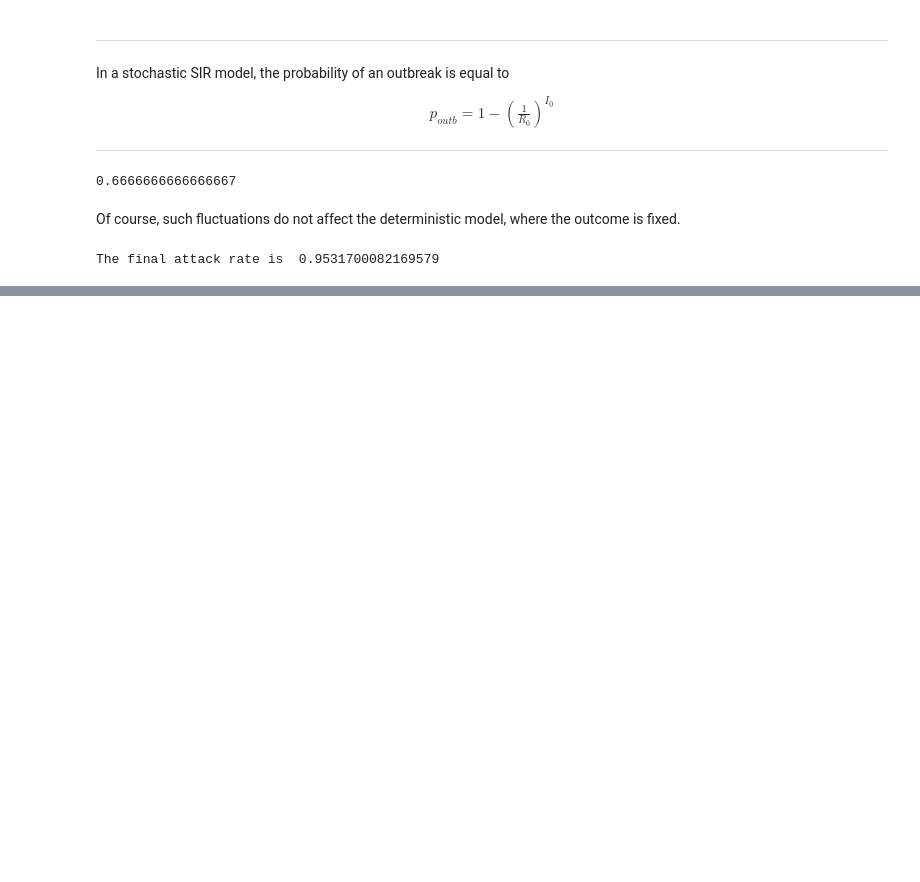
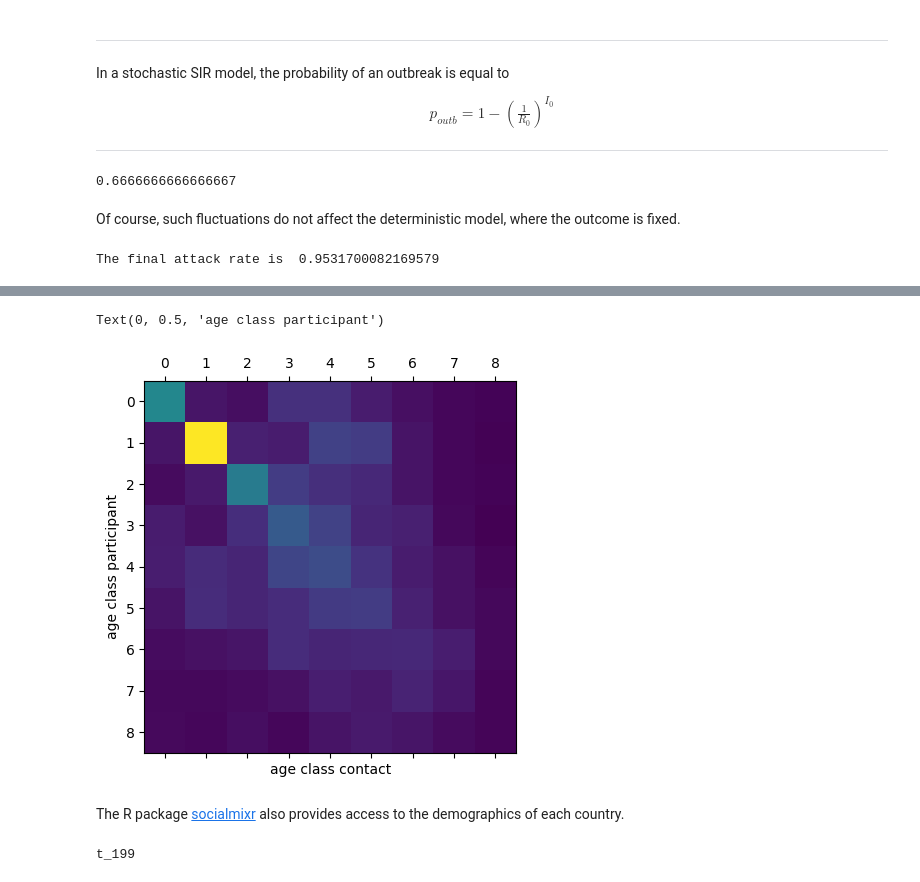
Before and after one commit to micheletizzoni/Digital_epidemiology, a Jupyter notebook: notebooks/nb01_epidemic_processes.ipynb, the cells around one changed output, grey strips where cells are left out. Drawn from its saved outputs; the diff is of its cells as text; code cells hidden in the pictures; blank space fills up the shorter version.

```diff
--- a/notebooks/nb01_epidemic_processes.ipynb
+++ b/notebooks/nb01_epidemic_processes.ipynb
@@ -403,0 +429,10 @@ The final attack rate is  0.9531700082169579
+# %%
+#read the contact matrix
+M_df = pd.read_csv('./../datasets/matrix_Italy.csv').drop('Unnamed: 0', axis = 1)
+
+plt.matshow(M_df)
+plt.xlabel('age class contact')
+plt.ylabel('age class participant')
+# %% [output]
+Text(0, 0.5, 'age class participant')
+[figure, added]
@@ -403,0 +531,3 @@ The final attack rate is  0.9531700082169579
+# %% [markdown]
+The R package [socialmixr](https://cran.r-project.org/web/packages/socialmixr/vignettes/socialmixr.html)
+also provides access to the demographics of each country.
@@ -403,0 +566,4 @@ The final attack rate is  0.9531700082169579
+# %%
+S,E,I,R,t = run_epi(C0,pop,M,  beta_val, mu_val, eps_val, stop)
+# %% [output]
+t_199
```
Also changed, not shown: parts of 11 cells of this notebook, 5 other files.
